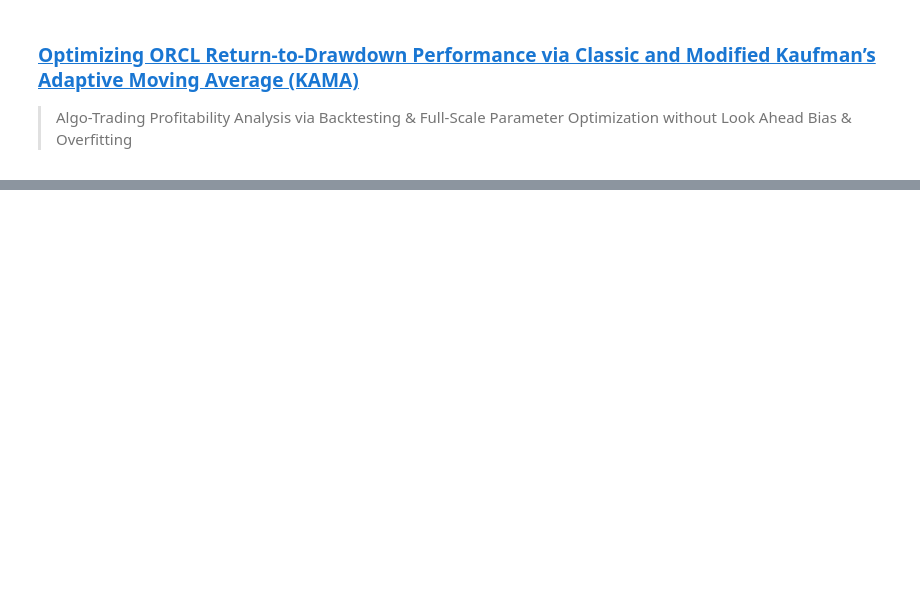
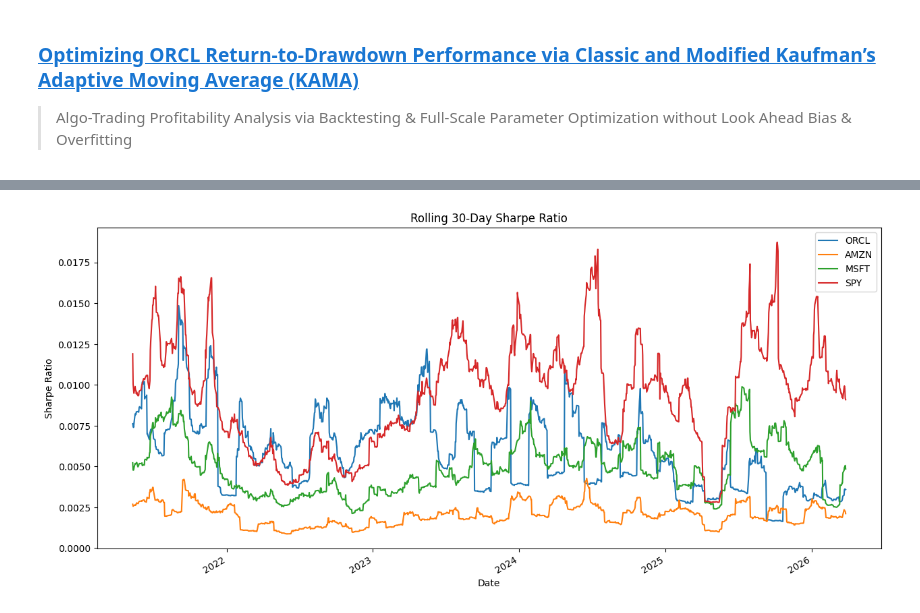
Before and after one commit to shortthirdman-org/Google-Colab-Notebooks, a Jupyter notebook: notebooks/RtDPerf_Classic_Modified_KAMA.ipynb, the cells around one changed output, grey strips where cells are left out. Drawn from its saved outputs; the diff is of its cells as text; code cells hidden in the pictures; blank space fills up the shorter version.

```diff
--- a/notebooks/RtDPerf_Classic_Modified_KAMA.ipynb
+++ b/notebooks/RtDPerf_Classic_Modified_KAMA.ipynb
@@ -207,37 +326,38 @@ plt.show()
 # %%
 TRADING_DAYS = 30
-returns = np.log(dforcl['close']/dforcl['close'].shift(1))
+returns = np.log(df_orcl['Close']/df_orcl['Close'].shift(1))
 returns.fillna(0, inplace=True)
 volatility = returns.rolling(window=TRADING_DAYS).std()*np.sqrt(TRADING_DAYS)
-sharpe_ratio = returns.mean()/volatility
-#sharpe_ratio.tail()
+sharpe_ratio_orcl = returns.mean() / volatility
 
-returns = np.log(dfamzn['close']/dfamzn['close'].shift(1))
+returns = np.log(df_amzn['Close']/df_amzn['Close'].shift(1))
 returns.fillna(0, inplace=True)
 volatility = returns.rolling(window=TRADING_DAYS).std()*np.sqrt(TRADING_DAYS)
-sharpe_ratio_amzn = returns.mean()/volatility
+sharpe_ratio_amzn = returns.mean() / volatility
 
-returns = np.log(dfspy['close']/dfspy['close'].shift(1))
+returns = np.log(df_spy['Close']/df_spy['Close'].shift(1))
 returns.fillna(0, inplace=True)
 volatility = returns.rolling(window=TRADING_DAYS).std()*np.sqrt(TRADING_DAYS)
-sharpe_ratio_spy = returns.mean()/volatility
+sharpe_ratio_spy = returns.mean() / volatility
 
-returns = np.log(dfmsft['close']/dfmsft['close'].shift(1))
+returns = np.log(df_msft['Close']/df_msft['Close'].shift(1))
 returns.fillna(0, inplace=True)
 volatility = returns.rolling(window=TRADING_DAYS).std()*np.sqrt(TRADING_DAYS)
-sharpe_ratio_msft = returns.mean()/volatility
+sharpe_ratio_msft = returns.mean() / volatility
 
 fig = plt.figure(figsize=(15, 7))
 ax3 = fig.add_subplot(1, 1, 1)
-sharpe_ratio.plot(ax=ax3,label='ORCL')
-sharpe_ratio_amzn.plot(ax=ax3,label='AMZN')
-sharpe_ratio_msft.plot(ax=ax3,label='MSFT')
-sharpe_ratio_spy.plot(ax=ax3,label='SPY')
+sharpe_ratio_orcl.plot(ax=ax3, label='ORCL')
+sharpe_ratio_amzn.plot(ax=ax3, label='AMZN')
+sharpe_ratio_msft.plot(ax=ax3, label='MSFT')
+sharpe_ratio_spy.plot(ax=ax3, label='SPY')
 ax3.set_xlabel('Date')
 ax3.set_ylabel('Sharpe Ratio')
 ax3.legend()
 ax3.set_title('Rolling 30-Day Sharpe Ratio')
 plt.show()
+# %% [output]
+[figure, added]
 # %%
 import quantstats as qs
 
```
Also changed, not shown: parts of 80 cells of this notebook.
